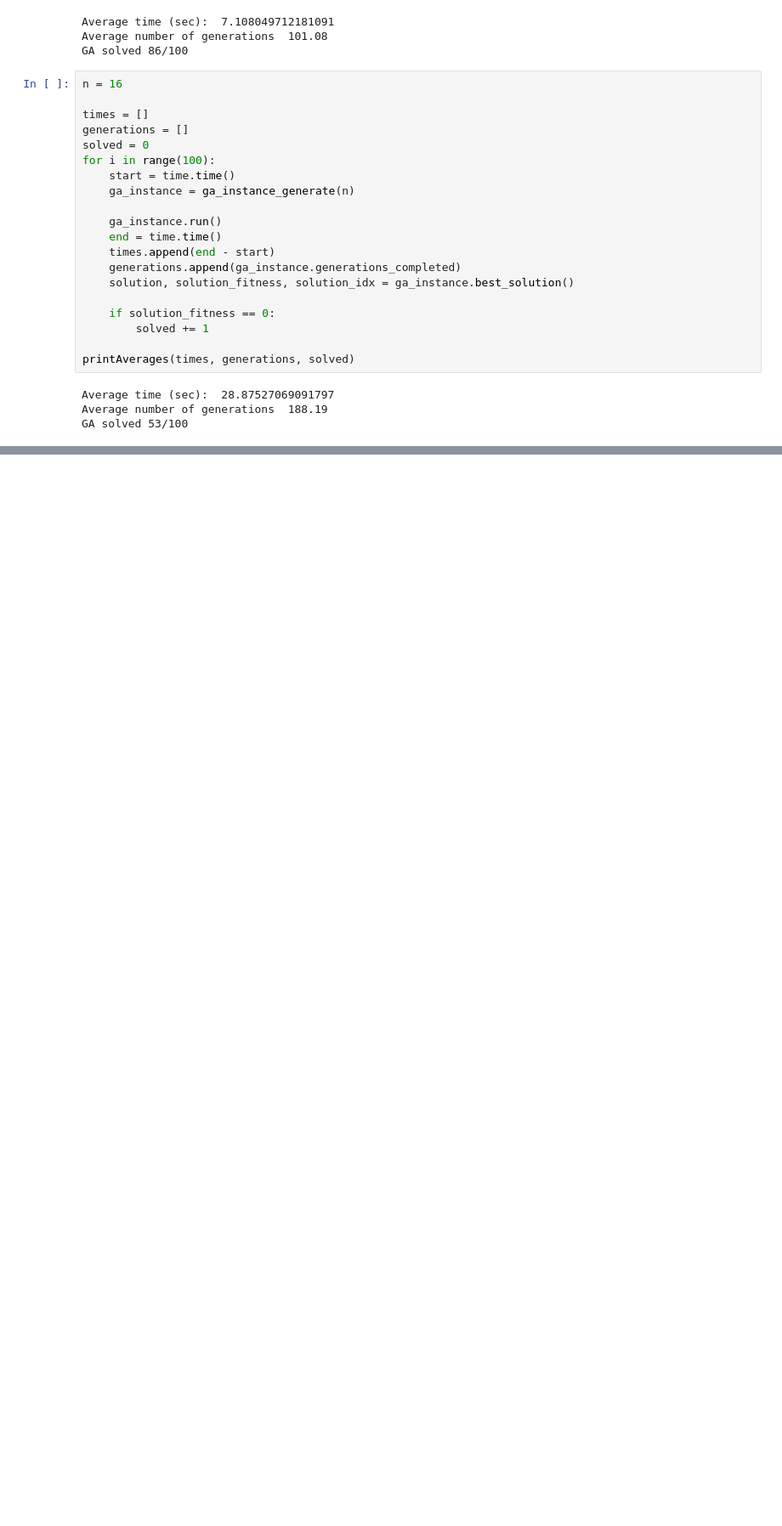
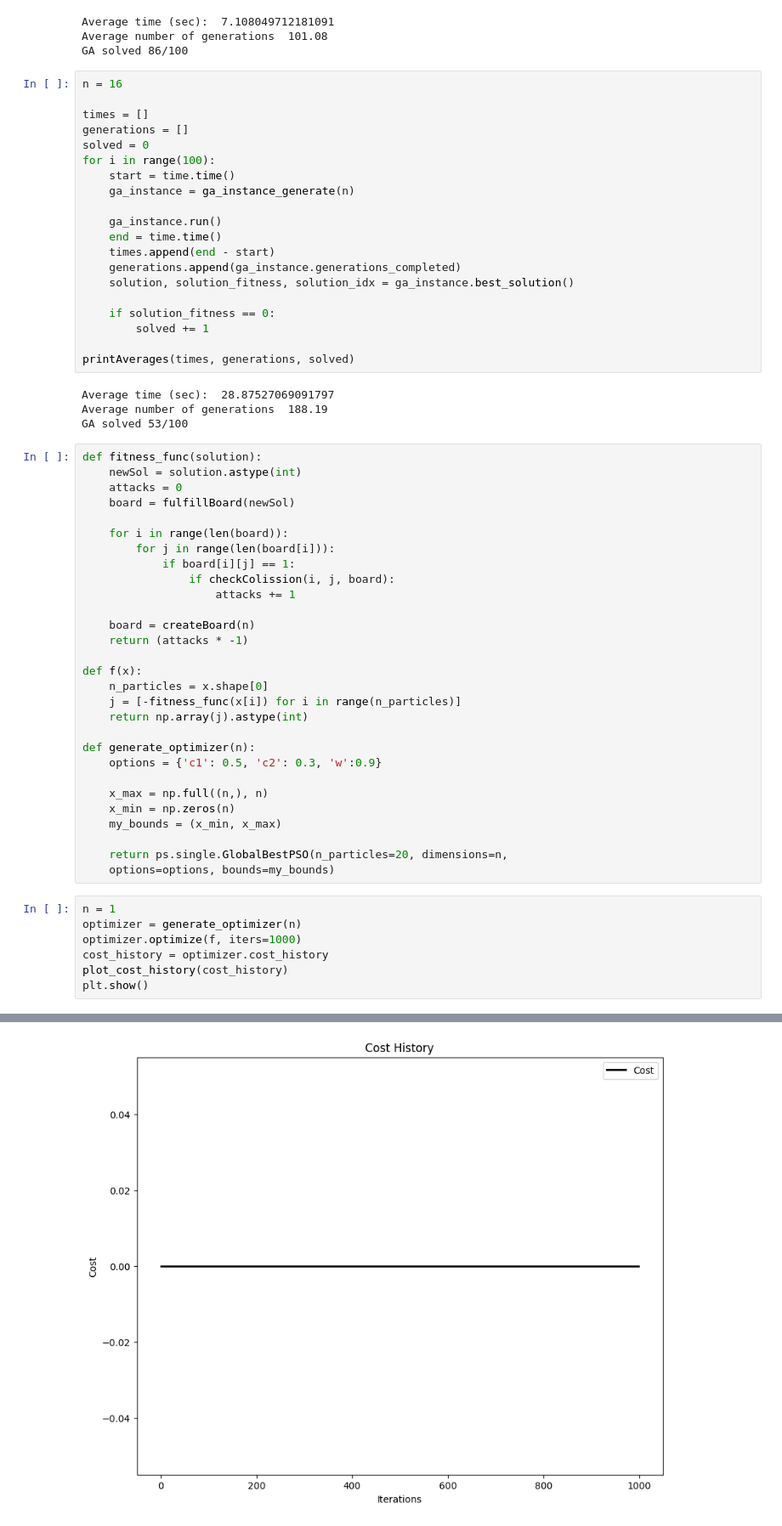
Before and after one commit to piotrd22/computational_intelligence_ug, a Jupyter notebook: project01/project.ipynb, the cells around one changed output, grey strips where cells are left out. Shown: that part at 85% size. Saved outputs shown, nothing was run; the diff lists cells and outputs as text; blank space fills up the shorter version.

```diff
--- a/project01/project.ipynb
+++ b/project01/project.ipynb
@@ -326,3 +329,40 @@ printAverages(times, generations, solved)
 Average time (sec):  28.87527069091797
 Average number of generations  188.19
 GA solved 53/100
+# %%
+def fitness_func(solution):
+    newSol = solution.astype(int)
+    attacks = 0
+    board = fulfillBoard(newSol)
+
+    for i in range(len(board)):
+        for j in range(len(board[i])):
+            if board[i][j] == 1:
+                if checkColission(i, j, board):
+                    attacks += 1
+
+    board = createBoard(n)
+    return (attacks * -1)
+
+def f(x):
+    n_particles = x.shape[0]
+    j = [-fitness_func(x[i]) for i in range(n_particles)]
+    return np.array(j).astype(int)
+
+def generate_optimizer(n):
+    options = {'c1': 0.5, 'c2': 0.3, 'w':0.9}
+
+    x_max = np.full((n,), n)
+    x_min = np.zeros(n)
+    my_bounds = (x_min, x_max)
+
+    return ps.single.GlobalBestPSO(n_particles=20, dimensions=n,
+    options=options, bounds=my_bounds)
+# %%
+n = 1
+optimizer = generate_optimizer(n)
+optimizer.optimize(f, iters=1000)
+cost_history = optimizer.cost_history
+plot_cost_history(cost_history)
+plt.show()
+# %% [output]
@@ -328,0 +371 @@ GA solved 53/100
+[figure, added]
```
Also changed, not shown: parts of 14 cells of this notebook, 1 other file.
